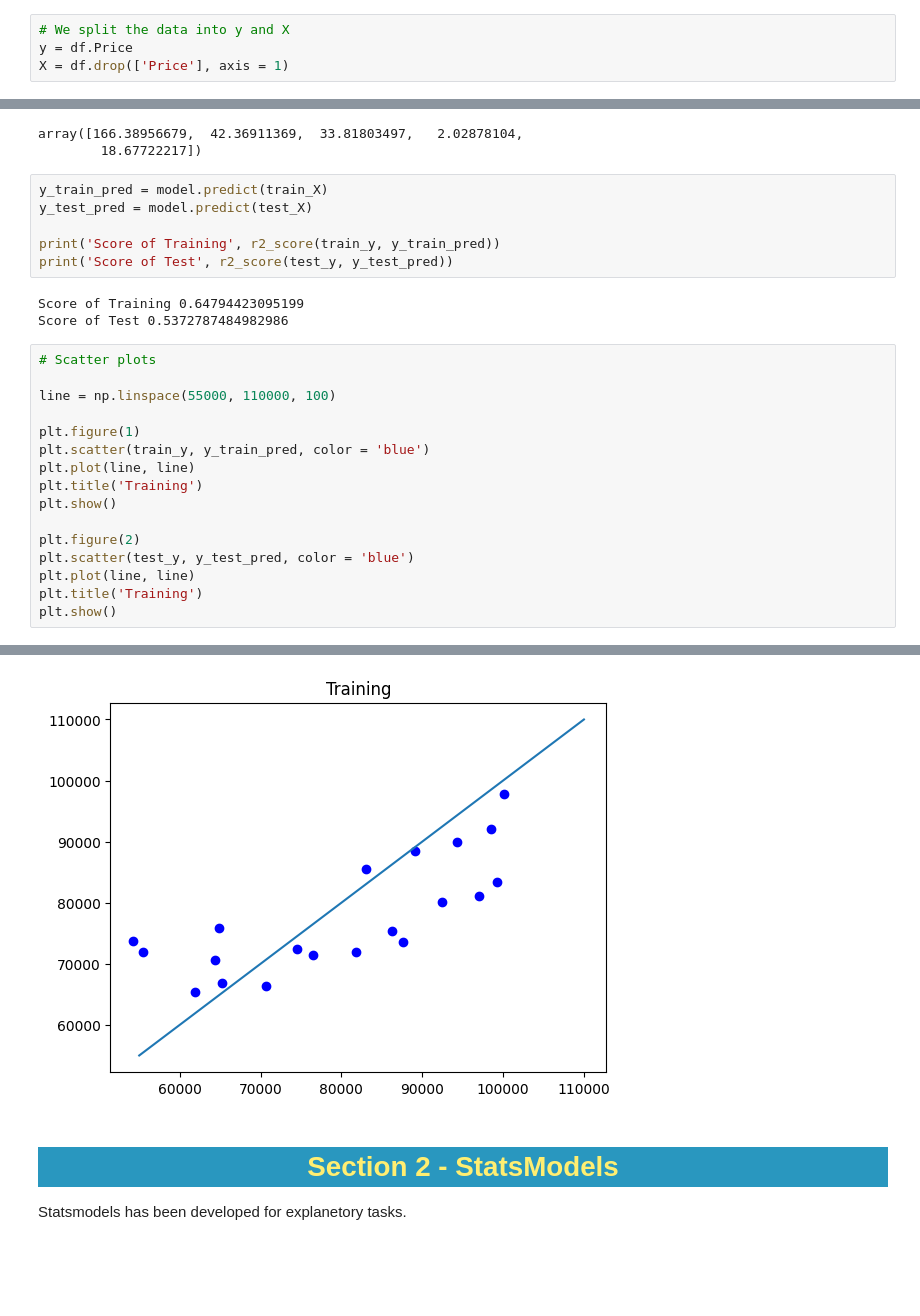
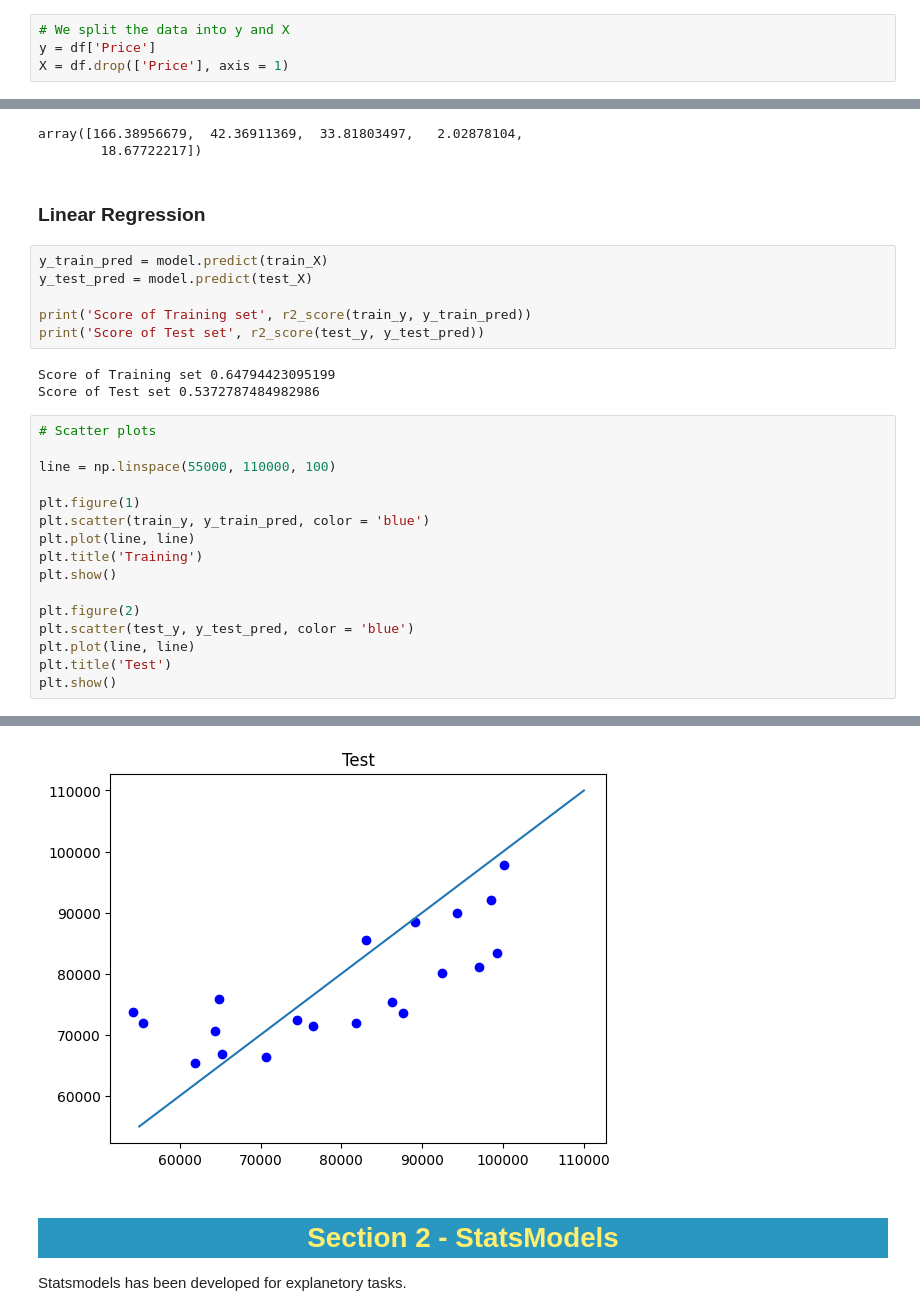
Before and after one commit to sebalexsmith/BBAN3001, a Jupyter notebook: Linear Regression/2023_09_26.ipynb, the cells around one changed output, grey strips where cells are left out. Cells and saved outputs as stored; diff of their text form; blank space fills up the shorter version.

```diff
--- a/Linear Regression/2023_09_26.ipynb
+++ b/Linear Regression/2023_09_26.ipynb
@@ -85,6 +86,6 @@ plt.show()
 # %%
 # We split the data into y and X
-y = df.Price
+y = df['Price']
 X = df.drop(['Price'], axis = 1)
 # %%
 # We split the data training set and test set
@@ -103,34 +104,36 @@ model.coef_
 # %% [output]
 array([166.38956679,  42.36911369,  33.81803497,   2.02878104,
         18.67722217])
+# %% [markdown]
+### Linear Regression
 # %%
 y_train_pred = model.predict(train_X)
 y_test_pred = model.predict(test_X)
 
-print('Score of Training', r2_score(train_y, y_train_pred))
-print('Score of Test', r2_score(test_y, y_test_pred))
+print('Score of Training set', r2_score(train_y, y_train_pred))
+print('Score of Test set', r2_score(test_y, y_test_pred))
 # %% [output]
-Score of Training 0.64794423095199
-Score of Test 0.5372787484982986
+Score of Training set 0.64794423095199
+Score of Test set 0.5372787484982986
 # %%
 # Scatter plots
 
 line = np.linspace(55000, 110000, 100)
 
 plt.figure(1)
 plt.scatter(train_y, y_train_pred, color = 'blue')
 plt.plot(line, line)
 plt.title('Training')
 plt.show()
 
 plt.figure(2)
 plt.scatter(test_y, y_test_pred, color = 'blue')
 plt.plot(line, line)
-plt.title('Training')
+plt.title('Test')
 plt.show()
 # %% [output]
 [figure]
-[figure, old version]
+[figure, new version]
 # %% [markdown]
 <h1 id="2" style="color:#ffee71; background:#2997bf;">
     <center>
```
Also changed, not shown: parts of 3 cells of this notebook, 3 other files.
